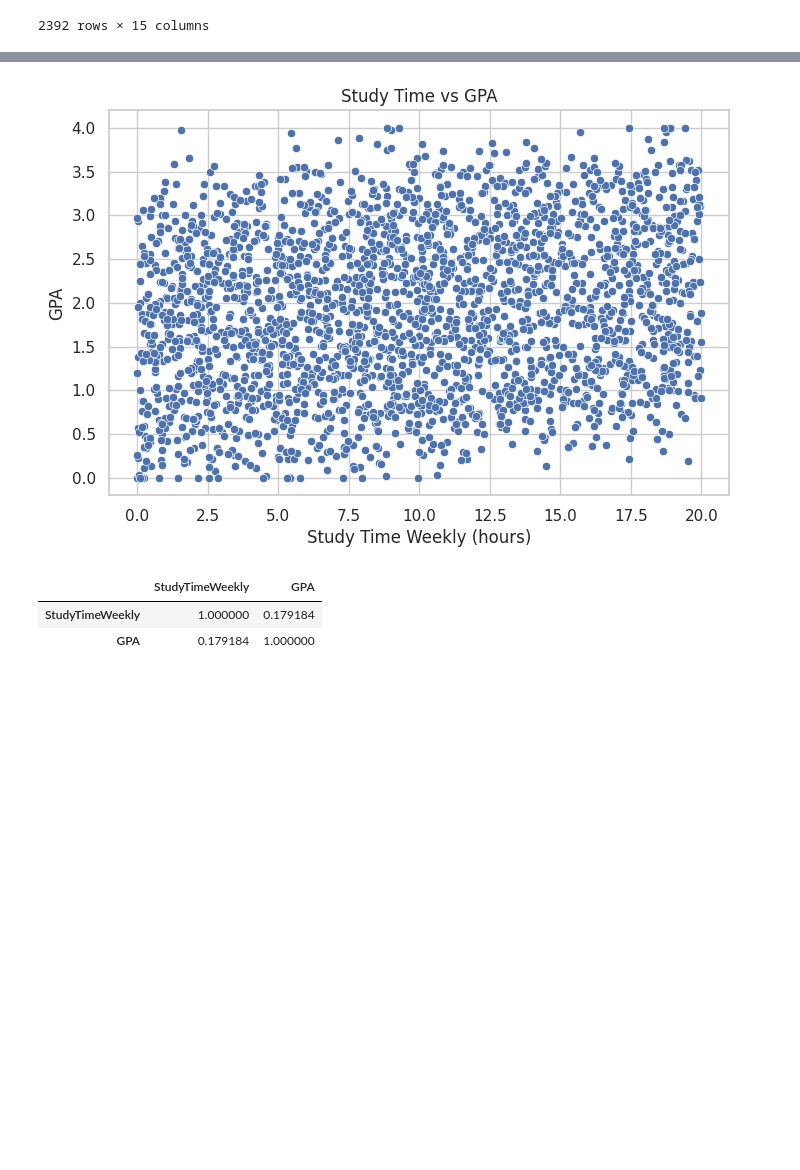
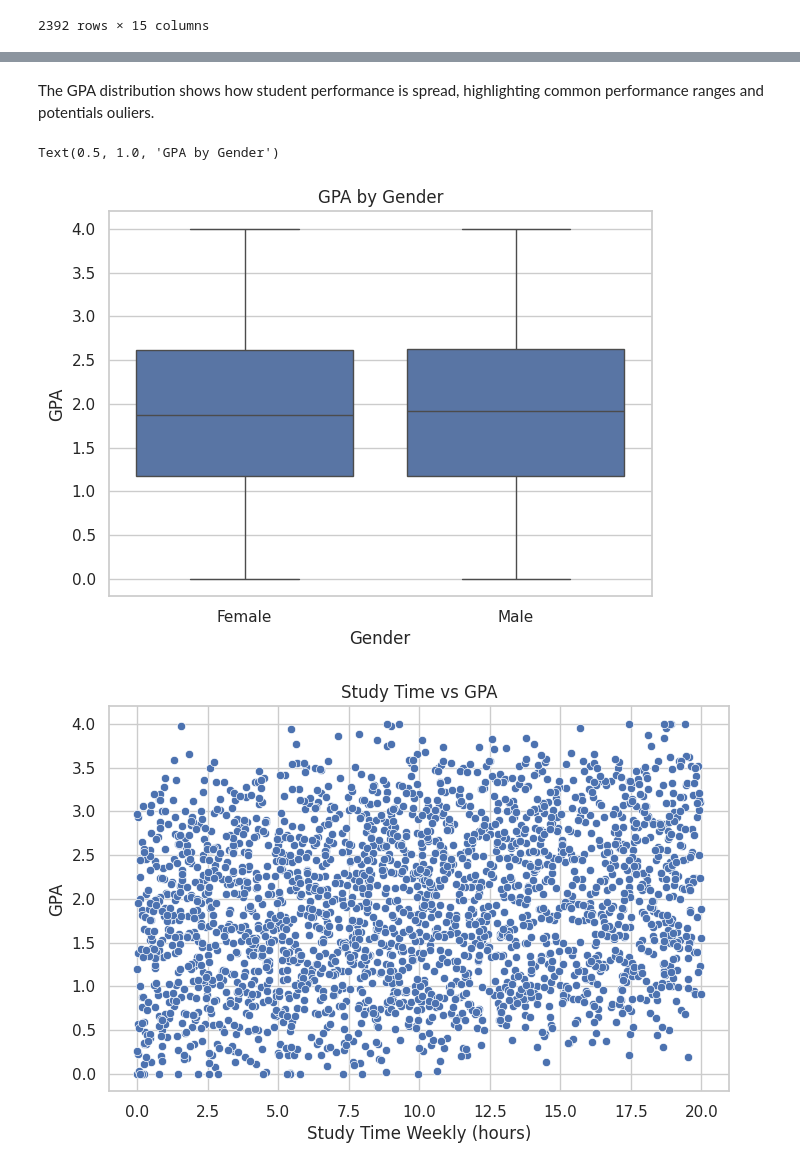
Before and after one commit to Sydney205/student_performance_analysis, a Jupyter notebook: student_performance_eda.ipynb, the cells around one changed output, grey strips where cells are left out. Drawn from its saved outputs; the diff is of its cells as text; code cells hidden in the pictures; blank space fills up the shorter version.

```diff
--- a/student_performance_eda.ipynb
+++ b/student_performance_eda.ipynb
@@ -110,3 +112,12 @@ plt.show()
+# %% [markdown]
+The GPA distribution shows how student performance is spread, highlighting common performance ranges and potentials ouliers.
+# %%
+plt.figure(figsize=(7,5))
+sns.boxplot(x='Gender', y='GPA', data=df)
+plt.title('GPA by Gender')
+# %% [output]
+Text(0.5, 1.0, 'GPA by Gender')
+[figure, added]
 # %%
 plt.figure(figsize=(8,5))
 sns.scatterplot(x='StudyTimeWeekly', y='GPA', data=df)
@@ -114,11 +125,5 @@ plt.title('Study Time vs GPA')
 plt.xlabel('Study Time Weekly (hours)')
 plt.ylabel('GPA')
 plt.show()
-
-# Correlation
-df[['StudyTimeWeekly','GPA']].corr()
 # %% [output]
 [figure]
-|  | StudyTimeWeekly | GPA |
-| StudyTimeWeekly | 1.000000 | 0.179184 |
-| GPA | 0.179184 | 1.000000 |
```
Also changed, not shown: parts of 5 cells of this notebook.
